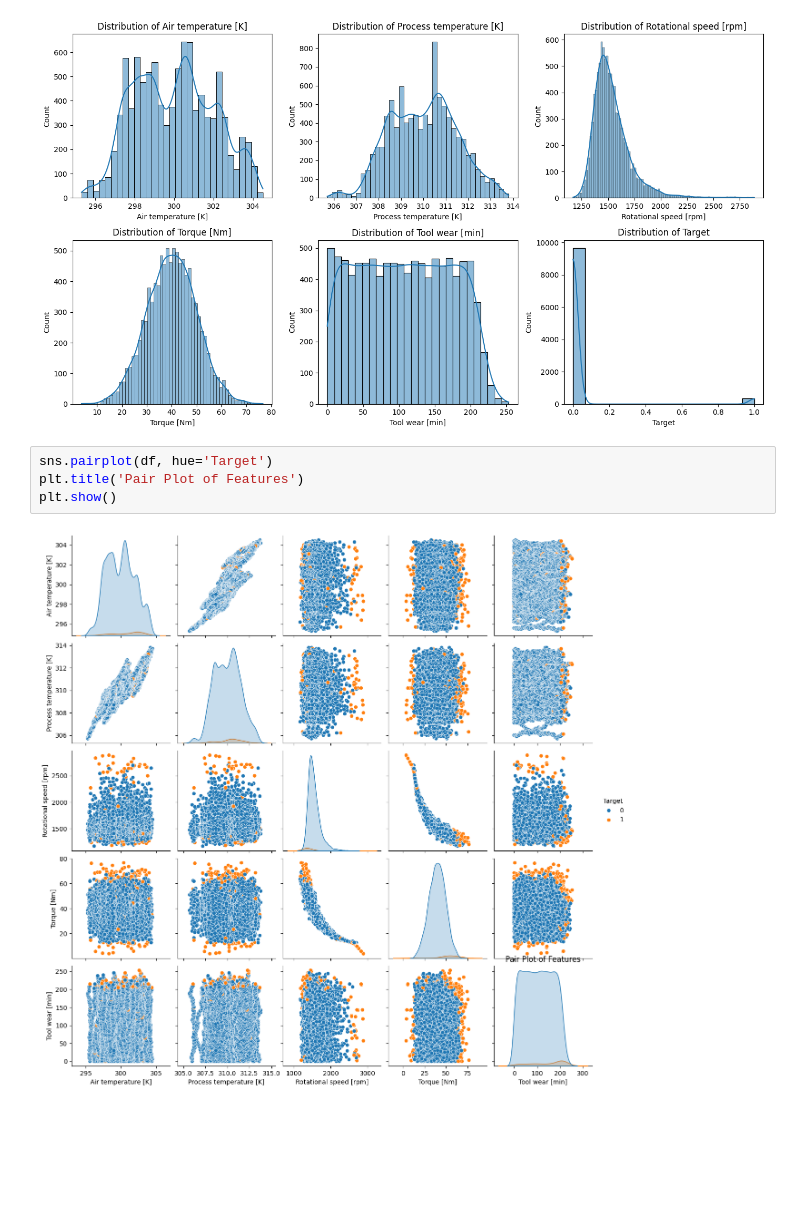
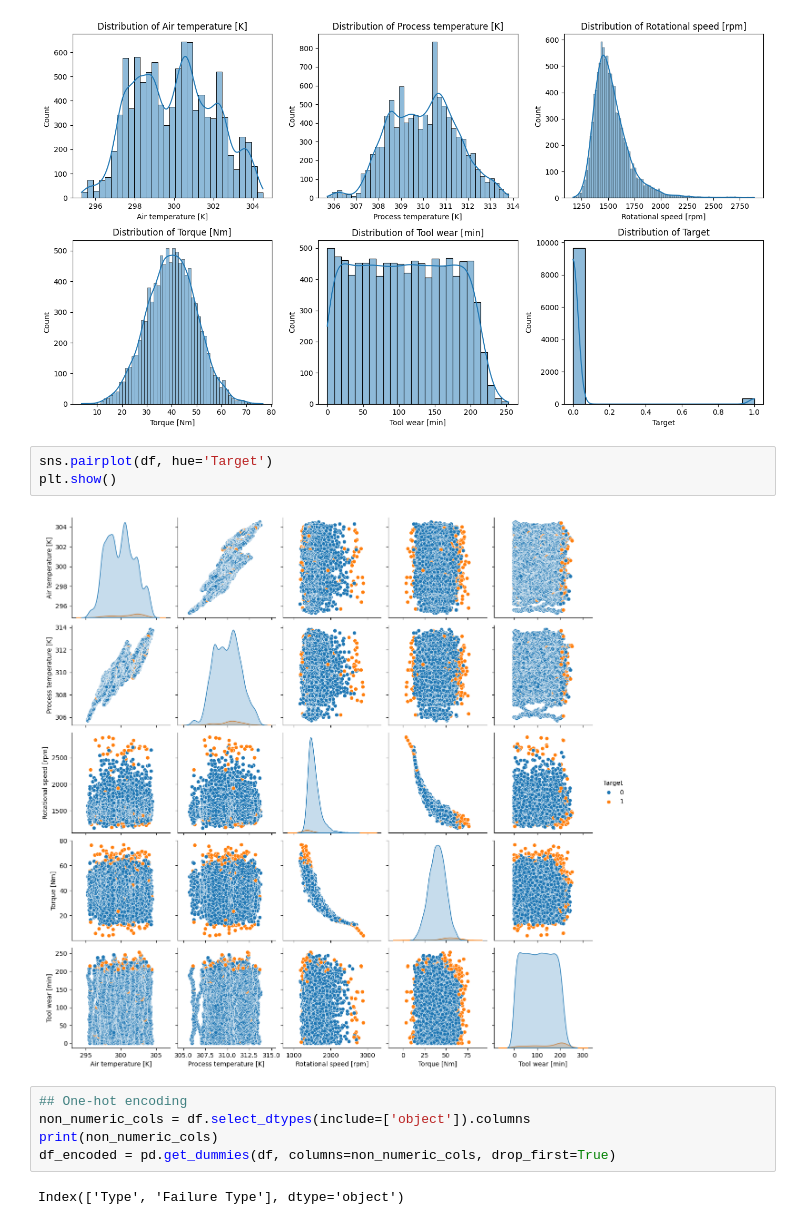
Before and after one commit to Moeed-Chughtai/Predictive-Maintenance, a Jupyter notebook: main.ipynb, the cells around one changed output. Cells and saved outputs as stored; diff of their text form; blank space fills up the shorter version.

```diff
--- a/main.ipynb
+++ b/main.ipynb
@@ -44,7 +51,13 @@ plt.show()
 [figure]
 # %%
 sns.pairplot(df, hue='Target')
-plt.title('Pair Plot of Features')
 plt.show()
 # %% [output]
-[figure, old version]
+[figure, new version]
+# %%
+## One-hot encoding
+non_numeric_cols = df.select_dtypes(include=['object']).columns
+print(non_numeric_cols)
+df_encoded = pd.get_dummies(df, columns=non_numeric_cols, drop_first=True)
+# %% [output]
+Index(['Type', 'Failure Type'], dtype='object')
```
Also changed, not shown: parts of 4 cells of this notebook.
